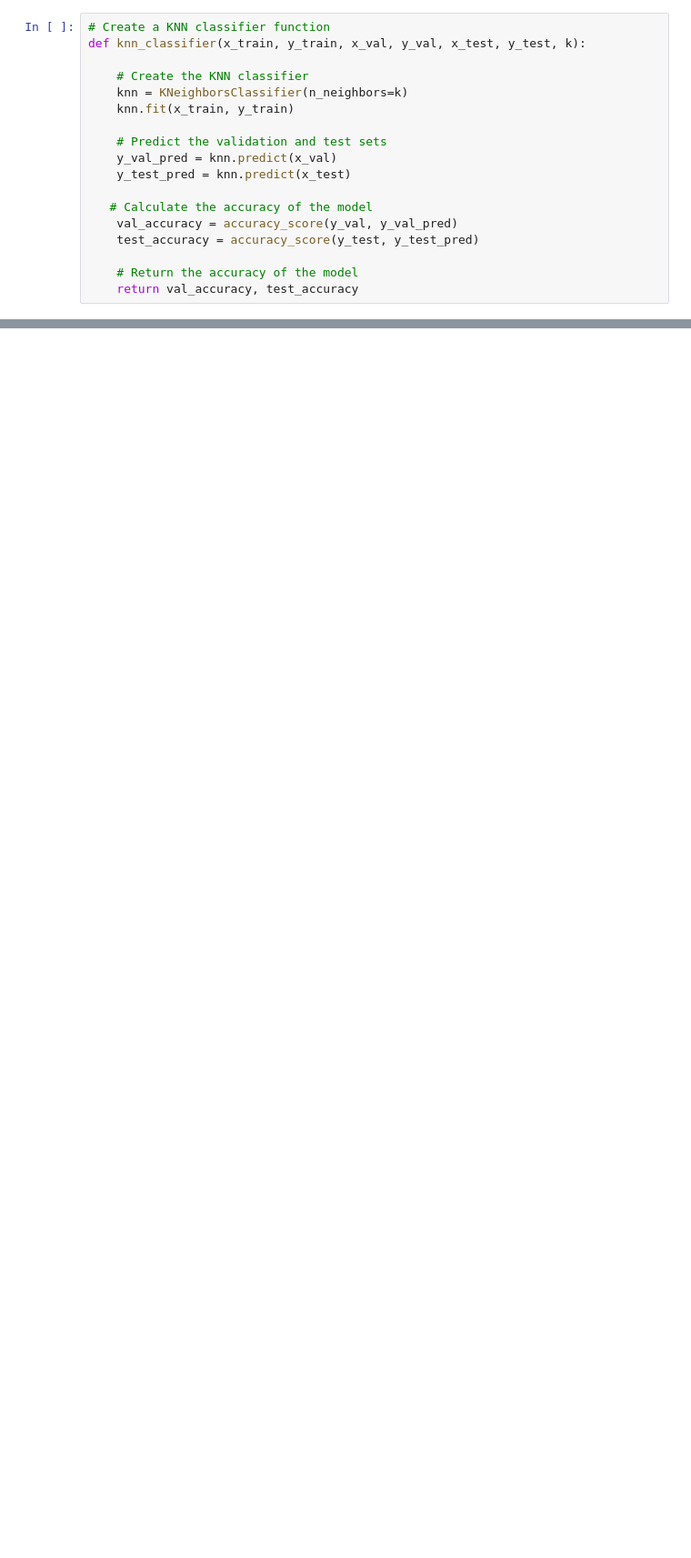
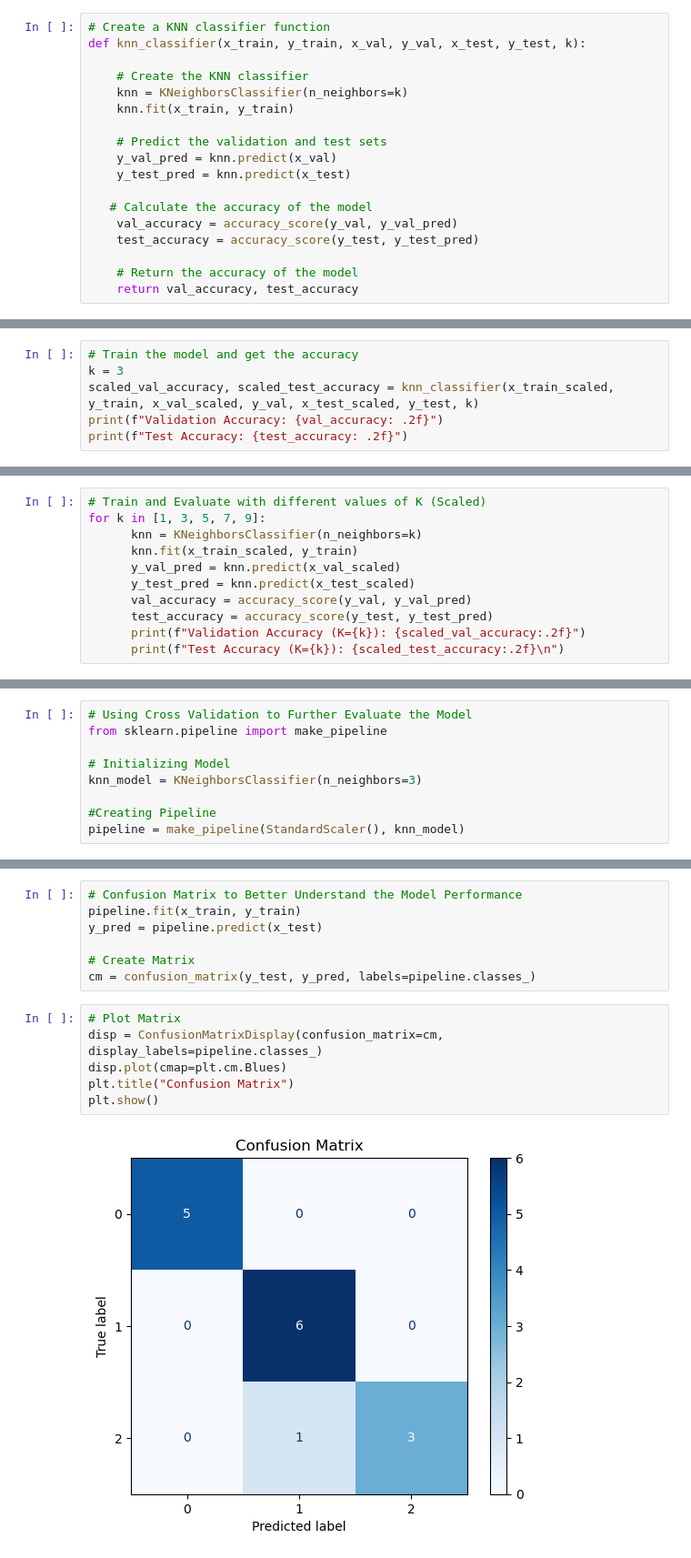
Before and after one commit to JaylenSheard/ECON-Analytical-Modeling, a Jupyter notebook: KNN_IrisDataset.ipynb, the cells around one changed output, grey strips where cells are left out. Shown at 91% size. Drawn from its saved outputs; the diff is of its cells as text; blank space fills up the shorter version.

```diff
--- a/KNN_IrisDataset.ipynb
+++ b/KNN_IrisDataset.ipynb
@@ -82,0 +137,6 @@ Test Accuracy:  1.00
+# %%
+# Train the model and get the accuracy
+k = 3
+scaled_val_accuracy, scaled_test_accuracy = knn_classifier(x_train_scaled, y_train, x_val_scaled, y_val, x_test_scaled, y_test, k)
+print(f"Validation Accuracy: {val_accuracy: .2f}")
+print(f"Test Accuracy: {test_accuracy: .2f}")
@@ -82,0 +146,11 @@ Test Accuracy:  1.00
+# %%
+# Train and Evaluate with different values of K (Scaled)
+for k in [1, 3, 5, 7, 9]:
+      knn = KNeighborsClassifier(n_neighbors=k)
+      knn.fit(x_train_scaled, y_train)
+      y_val_pred = knn.predict(x_val_scaled)
+      y_test_pred = knn.predict(x_test_scaled)
+      val_accuracy = accuracy_score(y_val, y_val_pred)
+      test_accuracy = accuracy_score(y_test, y_test_pred)
+      print(f"Validation Accuracy (K={k}): {scaled_val_accuracy:.2f}")
+      print(f"Test Accuracy (K={k}): {scaled_test_accuracy:.2f}\n")
@@ -82,0 +172,9 @@ Test Accuracy:  1.00
+# %%
+# Using Cross Validation to Further Evaluate the Model
+from sklearn.pipeline import make_pipeline
+
+# Initializing Model
+knn_model = KNeighborsClassifier(n_neighbors=3)
+
+#Creating Pipeline
+pipeline = make_pipeline(StandardScaler(), knn_model)
@@ -82,0 +191,15 @@ Test Accuracy:  1.00
+# %%
+# Confusion Matrix to Better Understand the Model Performance
+pipeline.fit(x_train, y_train)
+y_pred = pipeline.predict(x_test)
+
+# Create Matrix
+cm = confusion_matrix(y_test, y_pred, labels=pipeline.classes_)
+# %%
+# Plot Matrix
+disp = ConfusionMatrixDisplay(confusion_matrix=cm, display_labels=pipeline.classes_)
+disp.plot(cmap=plt.cm.Blues)
+plt.title("Confusion Matrix")
+plt.show()
+# %% [output]
+[figure, added]
```
Also changed, not shown: parts of 11 cells of this notebook.
